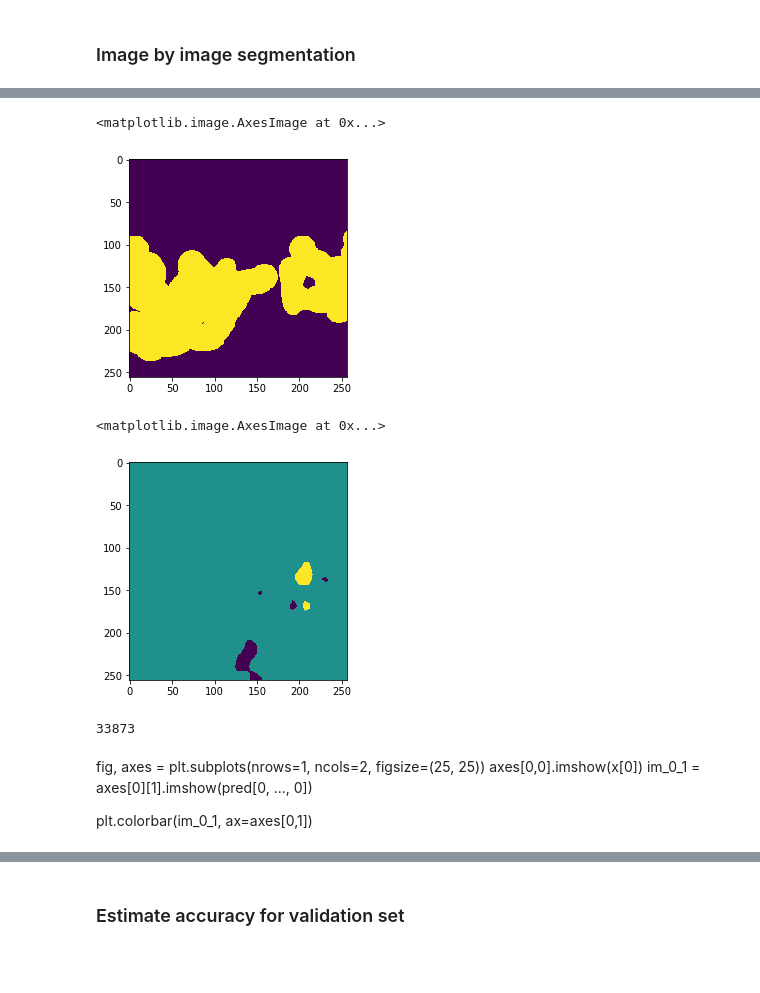
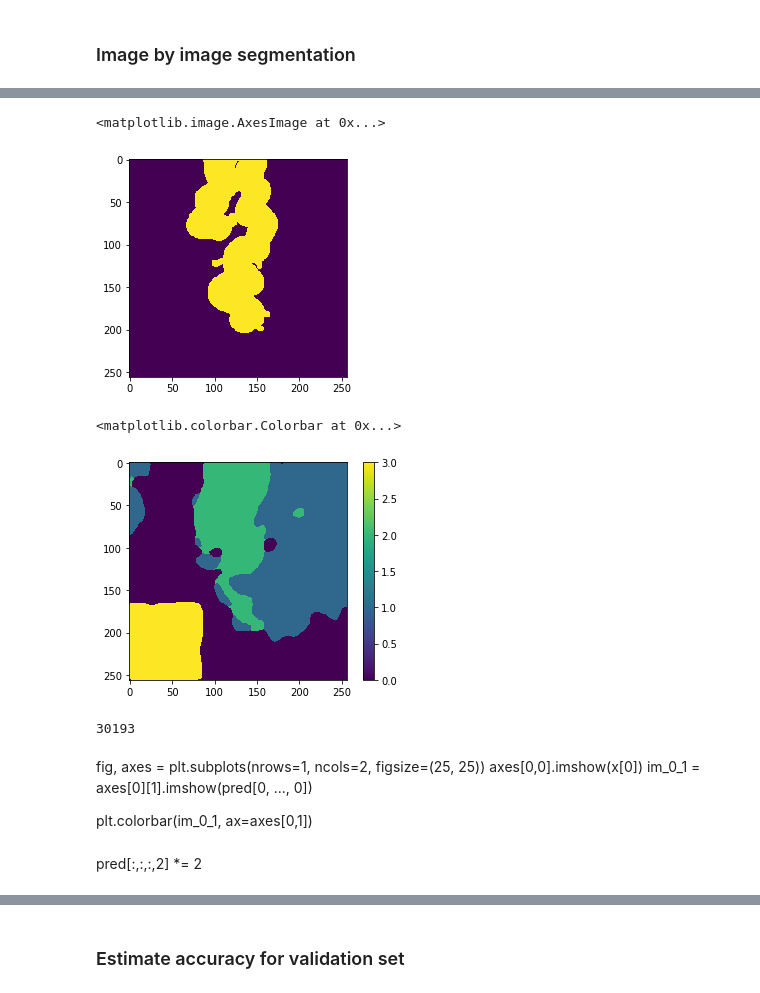
Before and after one commit to Ashgun/cv_fields_semantic-segmentation, a Jupyter notebook: train_segnet.ipynb, the cells around one changed output, grey strips where cells are left out. Saved outputs shown, nothing was run; the diff lists cells and outputs as text; code cells hidden in the pictures; blank space fills up the shorter version.

```diff
--- a/train_segnet.ipynb
+++ b/train_segnet.ipynb
@@ -414,9 +411,11 @@ ok_cnt, required, valid, errors
 # %% [markdown]
 ### Image by image segmentation
 # %%
-img_name = './validation/sample_2.png'
-mask_name = './validation/sample_2_mask.png'
+img_name = './validation/sample_4.png'
+mask_name = './validation/sample_4_mask.png'
 x,y = prepare_image_and_mask_for_prediction(img_name, mask_name)
+# %%
+pred = model1.predict(x)
 # %%
 plt.imshow(x[0])
 # %% [output]
@@ -431,16 +459,17 @@ plt.imshow(pred[0, ..., 2])
 plt.imshow(y[0, ..., 2])
 # %% [output]
 <matplotlib.image.AxesImage at 0x...>
-[figure, old version]
+[figure, new version]
 # %%
-plt.imshow(getClassesMap(pred[0]))
+im_0_1 = plt.imshow(getClassesMap(pred[0]))
+plt.colorbar(im_0_1)
 # %% [output]
-<matplotlib.image.AxesImage at 0x...>
+<matplotlib.colorbar.Colorbar at 0x...>
-[figure, old version]
+[figure, new version]
 # %%
 sum(sum(getClassesMap(pred)))
 # %% [output]
-33873
+30193
 # %% [markdown]
 fig, axes = plt.subplots(nrows=1, ncols=2, figsize=(25, 25))
 axes[0,0].imshow(x[0])
@@ -454,3 +481,5 @@ pred[:,:,:,2] *= 2
+# %% [markdown]
+pred[:,:,:,2] *= 2
 # %%
 ok_cnt, required, valid, errors = CountErrors(y[0], pred[0])
 # %%
```
Also changed, not shown: parts of 13 cells of this notebook, 1 other file.
